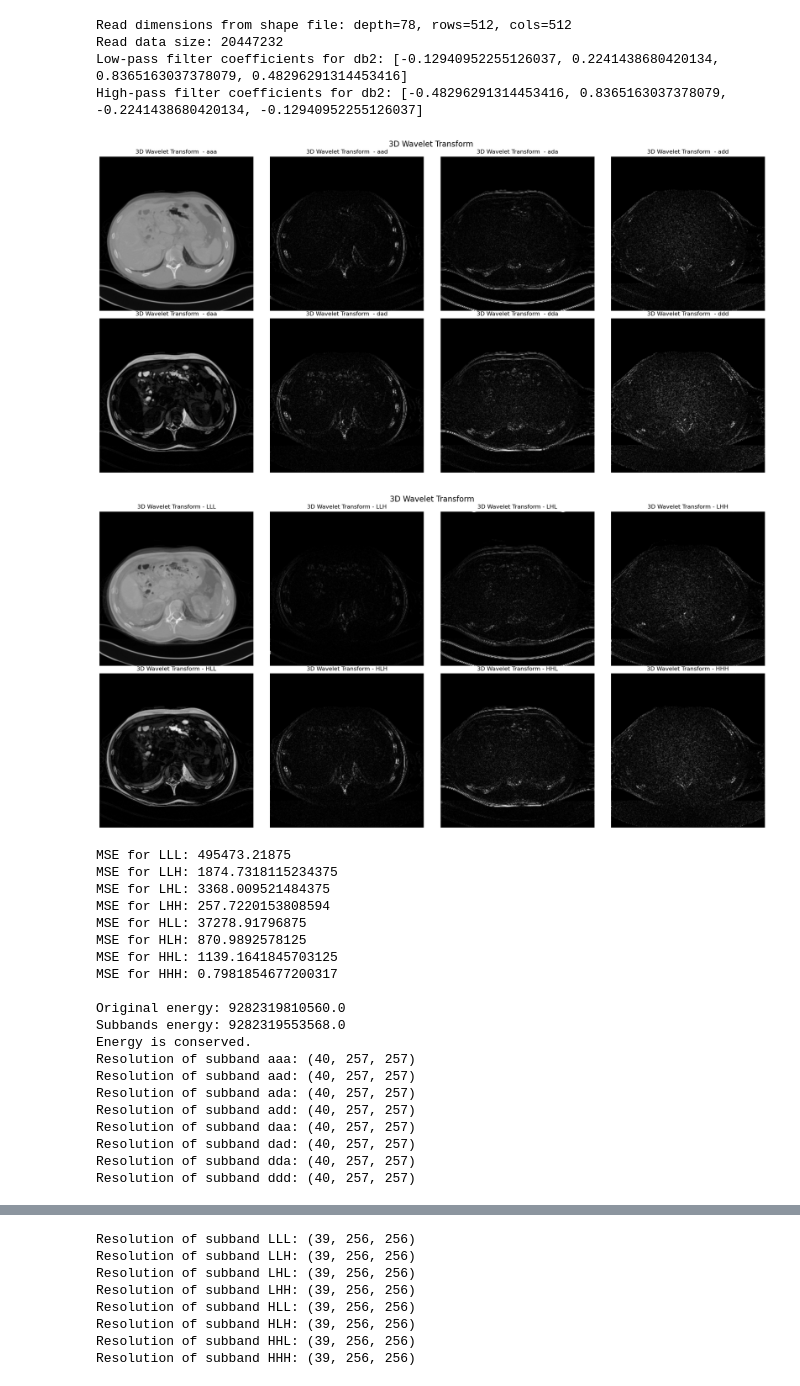
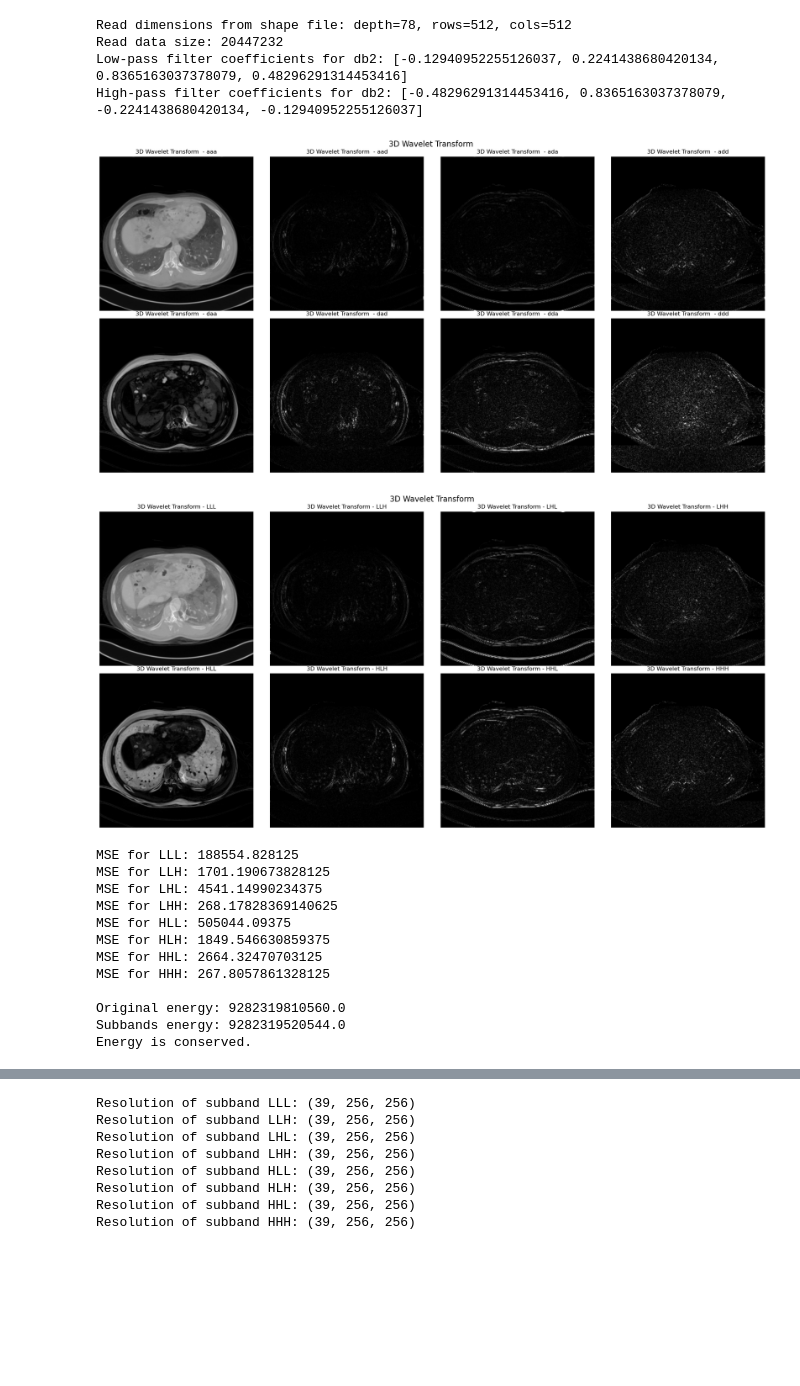
Before and after one commit to Expo39/CCE3015, a Jupyter notebook: DWT/Python/Test2.ipynb, the cells around one changed output, grey strips where cells are left out. Cells and saved outputs as stored; diff of their text form; code cells hidden in the pictures; blank space fills up the shorter version.

```diff
--- a/DWT/Python/Test2.ipynb
+++ b/DWT/Python/Test2.ipynb
@@ -110,7 +110,7 @@ def display_images(data, title, keys):
             print(f"Key '{key}' not found in data")
             continue
         # Get the first slice along the depth dimension
-        value = data[key][0]  # Display the first "depth" slice
+        value = data[key][1]  # Display the first "depth" slice
         value = normalize(value)
         ax = axes[i // 4, i % 4]
         ax.imshow(value, cmap='gray')
@@ -132,7 +132,7 @@ def check_energy_conservation(original_data, subbands):
         print("Warning: Energy is not conserved.")
 
 def perform_3d_wavelet_transform_pywt(data, wavelet, mode):
-    coeffs = pywt.dwtn(data, wavelet=wavelet)
+    coeffs = pywt.dwtn(data, wavelet=wavelet, mode=mode)
     return coeffs
 
 def crop_to_match_shape(arr1, arr2):
@@ -161,58 +161,47 @@ cpp_filename = '../Serial/outputs/3out.bin'
 data_cpp = read_wavelet3d_result(cpp_filename)
 
 # Display the images for 3D wavelet transform using PyWavelets
 display_images(coeffs_pywt, '3D Wavelet Transform ', keys=['aaa', 'aad', 'ada', 'add', 'daa', 'dad', 'dda', 'ddd'])
 
 # Display the images for 3D wavelet transform from C++ implementation
 display_images(data_cpp, '3D Wavelet Transform', keys=['LLL', 'LLH', 'LHL', 'LHH', 'HLL', 'HLH', 'HHL', 'HHH'])
 
 # Mapping between C++ keys and PyWavelets keys
 cpp_to_pywt_keys = {
     'LLL': 'aaa', 'LLH': 'aad', 'LHL': 'ada', 'LHH': 'add',
     'HLL': 'daa', 'HLH': 'dad', 'HHL': 'dda', 'HHH': 'ddd'
 }
 
 # Compare the results with corrected key mapping
 for cpp_key, pywt_key in cpp_to_pywt_keys.items():
     try:
         cpp_data, pywt_data = crop_to_match_shape(data_cpp[cpp_key], coeffs_pywt[pywt_key])
         mse = np.mean((cpp_data - pywt_data) ** 2)
         print(f"MSE for {cpp_key}: {mse}")
     except KeyError as e:
         print(f"KeyError: {e} for key {cpp_key}")
 
 # Check energy conservation
 check_energy_conservation(original_data, data_cpp)
-
-for key, value in coeffs_pywt.items():
-    print(f"Resolution of subband {key}: {value.shape}")
 # %% [output]
 Read dimensions from shape file: depth=78, rows=512, cols=512
 Read data size: 20447232
 Low-pass filter coefficients for db2: [-0.12940952255126037, 0.2241438680420134, 0.8365163037378079, 0.48296291314453416]
 High-pass filter coefficients for db2: [-0.48296291314453416, 0.8365163037378079, -0.2241438680420134, -0.12940952255126037]
-[figure, old version]
+[figure, new version]
-[figure, old version]
+[figure, new version]
-MSE for LLL: 495473.21875
-MSE for LLH: 1874.7318115234375
-MSE for LHL: 3368.009521484375
-MSE for LHH: 257.7220153808594
-MSE for HLL: 37278.91796875
-MSE for HLH: 870.9892578125
-MSE for HHL: 1139.1641845703125
-MSE for HHH: 0.7981854677200317
+MSE for LLL: 188554.828125
+MSE for LLH: 1701.190673828125
+MSE for LHL: 4541.14990234375
+MSE for LHH: 268.17828369140625
+MSE for HLL: 505044.09375
+MSE for HLH: 1849.546630859375
+MSE for HHL: 2664.32470703125
+MSE for HHH: 267.8057861328125
 
 Original energy: 9282319810560.0
-Subbands energy: 9282319553568.0
+Subbands energy: 9282319520544.0
 Energy is conserved.
-Resolution of subband aaa: (40, 257, 257)
-Resolution of subband aad: (40, 257, 257)
-Resolution of subband ada: (40, 257, 257)
-Resolution of subband add: (40, 257, 257)
-Resolution of subband daa: (40, 257, 257)
-Resolution of subband dad: (40, 257, 257)
-Resolution of subband dda: (40, 257, 257)
-Resolution of subband ddd: (40, 257, 257)
 # %%
 for key, value in coeffs_pywt.items():
     print(f"Resolution of subband {key}: {value.shape}")
```
Also changed, not shown: parts of 1 cell of this notebook, 12 other files.
